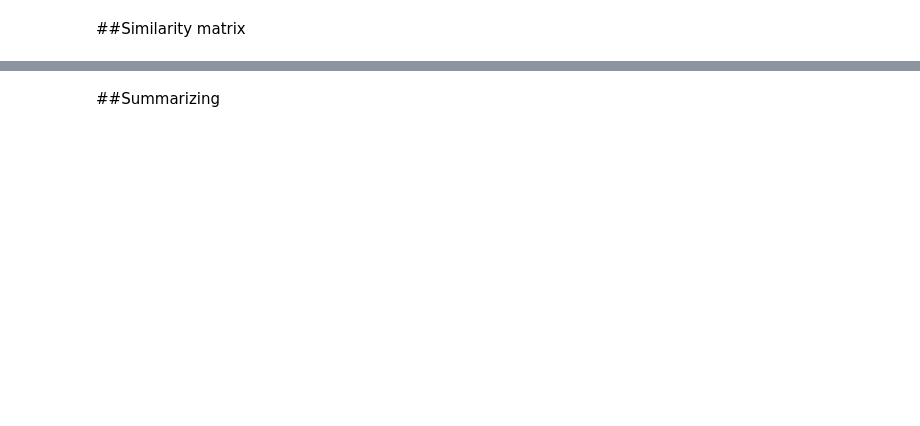
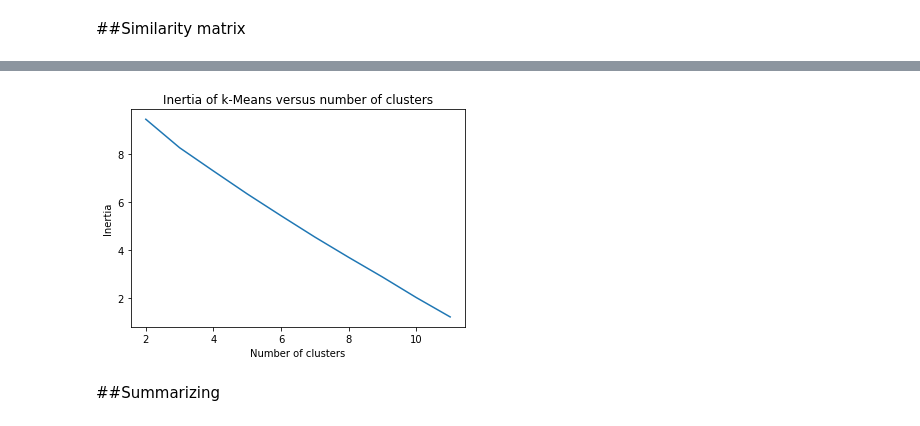
Before and after one commit to Locke0/Text-Summarizer, a Jupyter notebook: Text_Summarizer.ipynb, the cells around one changed output, grey strips where cells are left out. Saved outputs shown, nothing was run; the diff lists cells and outputs as text; code cells hidden in the pictures; blank space fills up the shorter version.

```diff
--- a/Text_Summarizer.ipynb
+++ b/Text_Summarizer.ipynb
@@ -381,3 +422,12 @@ def generate_summary(text, top_n=5):
+# %%
+scores = [KMeans(n_clusters=i+2).fit(X).inertia_
+          for i in range(10)]
+sns.lineplot(np.arange(2, 12), scores);
+plt.xlabel('Number of clusters');
+plt.ylabel("Inertia");
+plt.title("Inertia of k-Means versus number of clusters");
+# %% [output]
+[figure, added]
 # %% [markdown]
 ##Summarizing
 # %%
```
Also changed, not shown: parts of 31 cells of this notebook.
